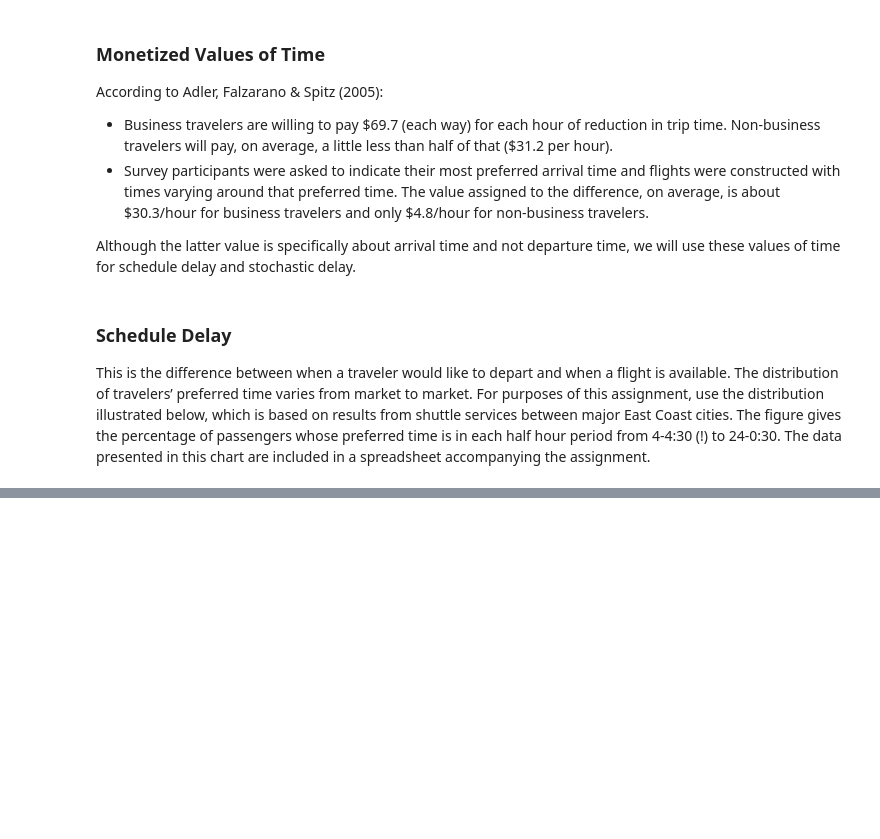
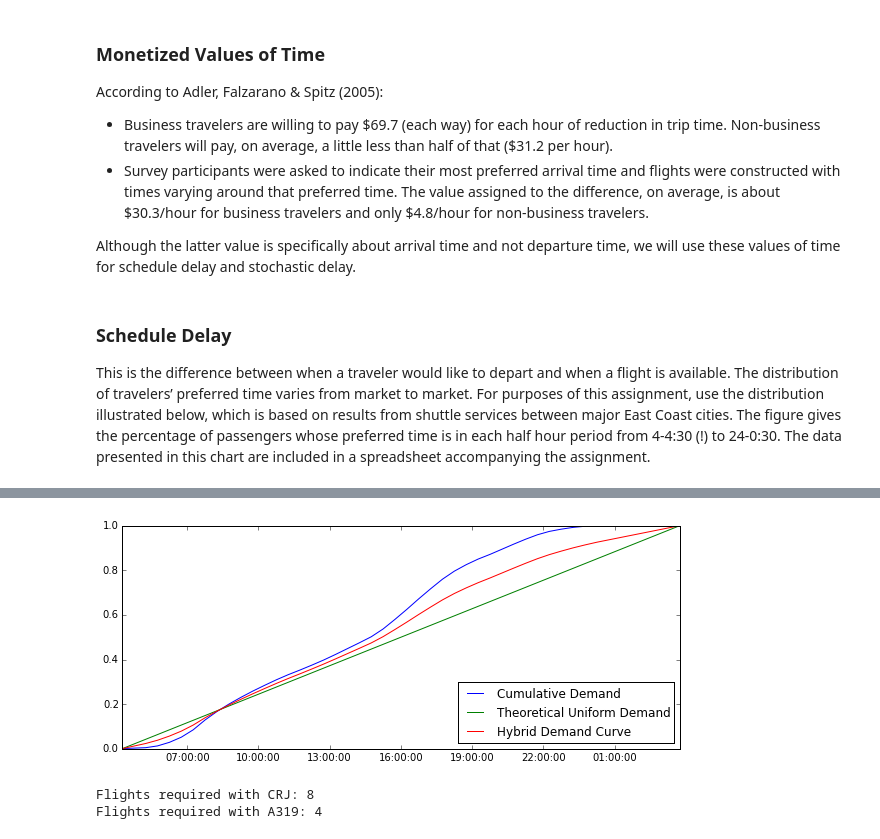
Before and after one commit to pksohn/Berkeley, a Jupyter notebook: CE260 Assignment 3 - Airline Economics.ipynb, the cells around one changed output, grey strips where cells are left out. Saved outputs shown, nothing was run; the diff lists cells and outputs as text; code cells hidden in the pictures; blank space fills up the shorter version.

```diff
--- a/CE260 Assignment 3 - Airline Economics.ipynb
+++ b/CE260 Assignment 3 - Airline Economics.ipynb
@@ -263,0 +253,25 @@ result = minimize()
+# %%
+# Plot cumulative distribution of demand
+
+plt.figure(figsize=(10,4))
+plt.plot(DTP.Time,DTP.CumPct)
+plt.plot(DTP.Time,DTP.uniform_demand)
+plt.plot(DTP.Time,DTP.average_demand)
+plt.xlim(DTP.Time[0],DTP.Time[len(DTP)-1])
+plt.legend(["Cumulative Demand","Theoretical Uniform Demand","Hybrid Demand Curve"],loc=4)
+plt.show()
+# %% [output]
+[figure, added]
+# %%
+# Number of flights required in each direction
+
+demand = 500
+seats_CRJ = 70
+seats_A319 = 128
+flights_CRJ = int(math.ceil(500 / 70))
+flights_A319 = int(math.ceil(500 / 128))
+print "Flights required with CRJ: " + str(flights_CRJ)
+print "Flights required with A319: " + str(flights_A319)
+# %% [output]
+Flights required with CRJ: 8
+Flights required with A319: 4
```
Also changed, not shown: parts of 19 cells of this notebook.
